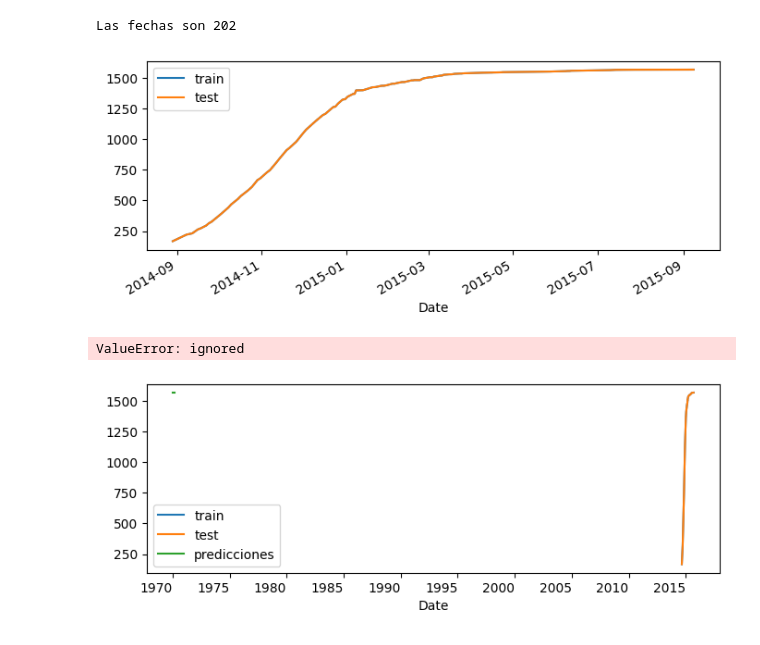
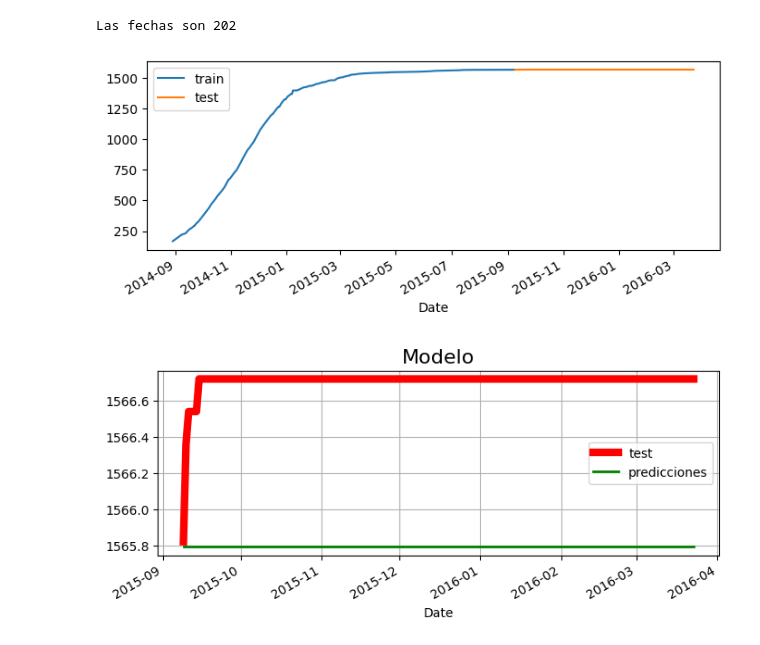
Before and after one commit to ReginaMoreno/TallerHC, a Jupyter notebook: Clase14Nov.ipynb, the cells around one changed output. Cells and saved outputs as stored; diff of their text form; code cells hidden in the pictures.

```diff
--- a/Clase14Nov.ipynb
+++ b/Clase14Nov.ipynb
@@ -447,7 +457,7 @@ SL_Boys
 steps=57
 
 data_train=SL_Boys[:-steps]
-data_test=SL_Boys[:-steps]
+data_test=SL_Boys[-steps:]
 # %%
 print(f"Las fechas son {len(data_train)}")
 # %% [output]
@@ -459,7 +469,7 @@ data_test["Boys"].plot(ax=ax,label="test")
 ax.legend()
 plt.show()
 # %% [output]
-[figure, old version]
+[figure, new version]
 # %%
 from skforecast.ForecasterAutoreg import ForecasterAutoreg
 from sklearn.ensemble import RandomForestRegressor
@@ -476,13 +486,14 @@ predicciones=forecaster.predict(steps=steps)
 # %%
 predicciones.index=data_test.index
-# %% [output]
-ValueError: ignored
 # %%
 fig,ax=plt.subplots(figsize=(8,3))
-data_train["Boys"].plot(ax=ax,label="train")
-data_test["Boys"].plot(ax=ax,label="test")
-predicciones.plot(ax=ax,label="predicciones")
+#data_train["Boys"].plot(ax=ax,label="train")
+data_test["Boys"].plot(ax=ax,label="test",lw=6,color="red") #datos reales
+predicciones.plot(ax=ax,label="predicciones",lw=2,color="green") #datos calculados
 ax.legend()
+plt.grid()
+plt.title("Modelo",fontsize=16)
+plt.savefig("Datoscalculados.png",dpi=300,format="png")
 plt.show()
 # %% [output]
-[figure, old version]
+[figure, new version]
```
Also changed, not shown: parts of 22 cells of this notebook.
